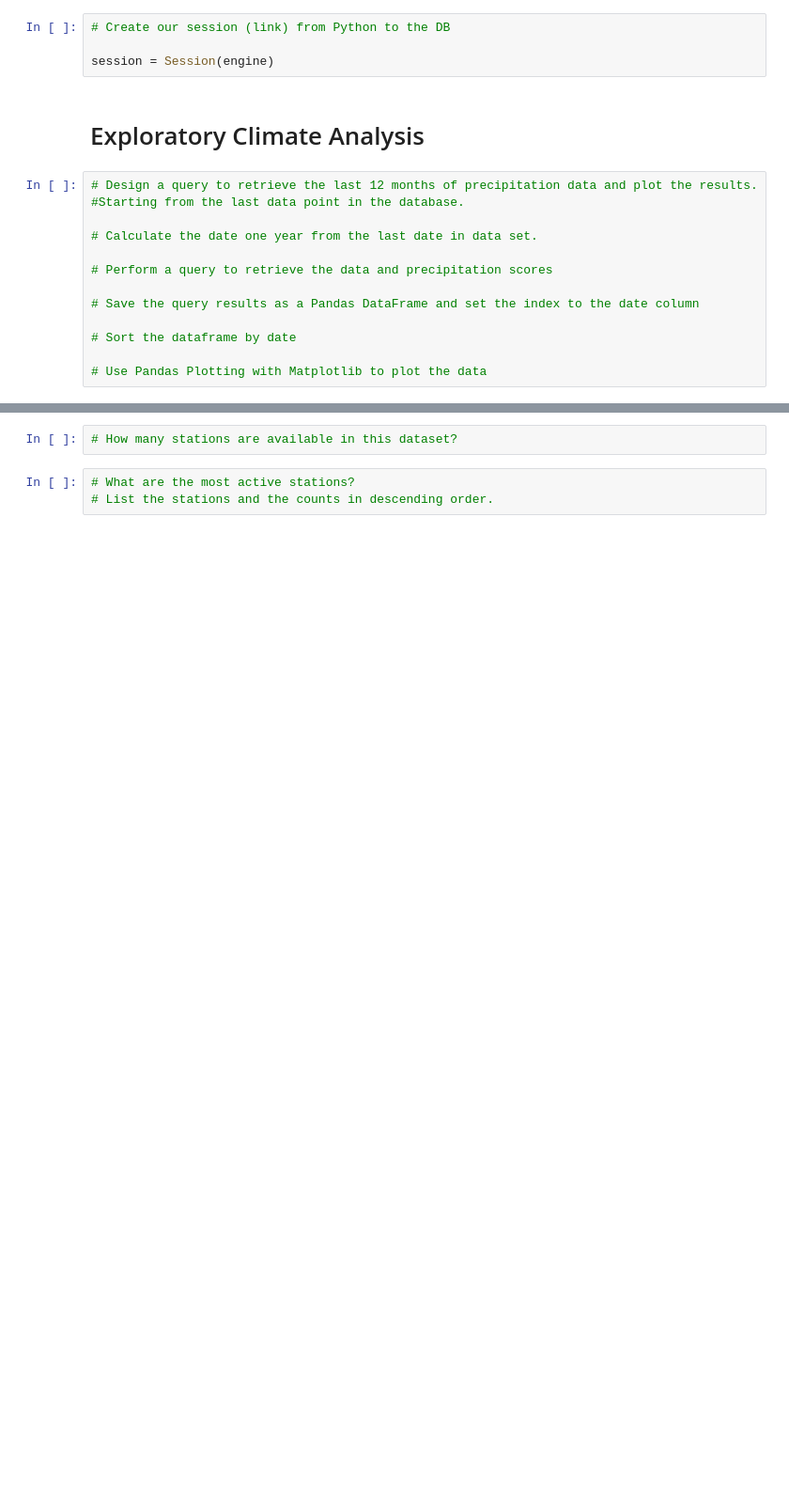
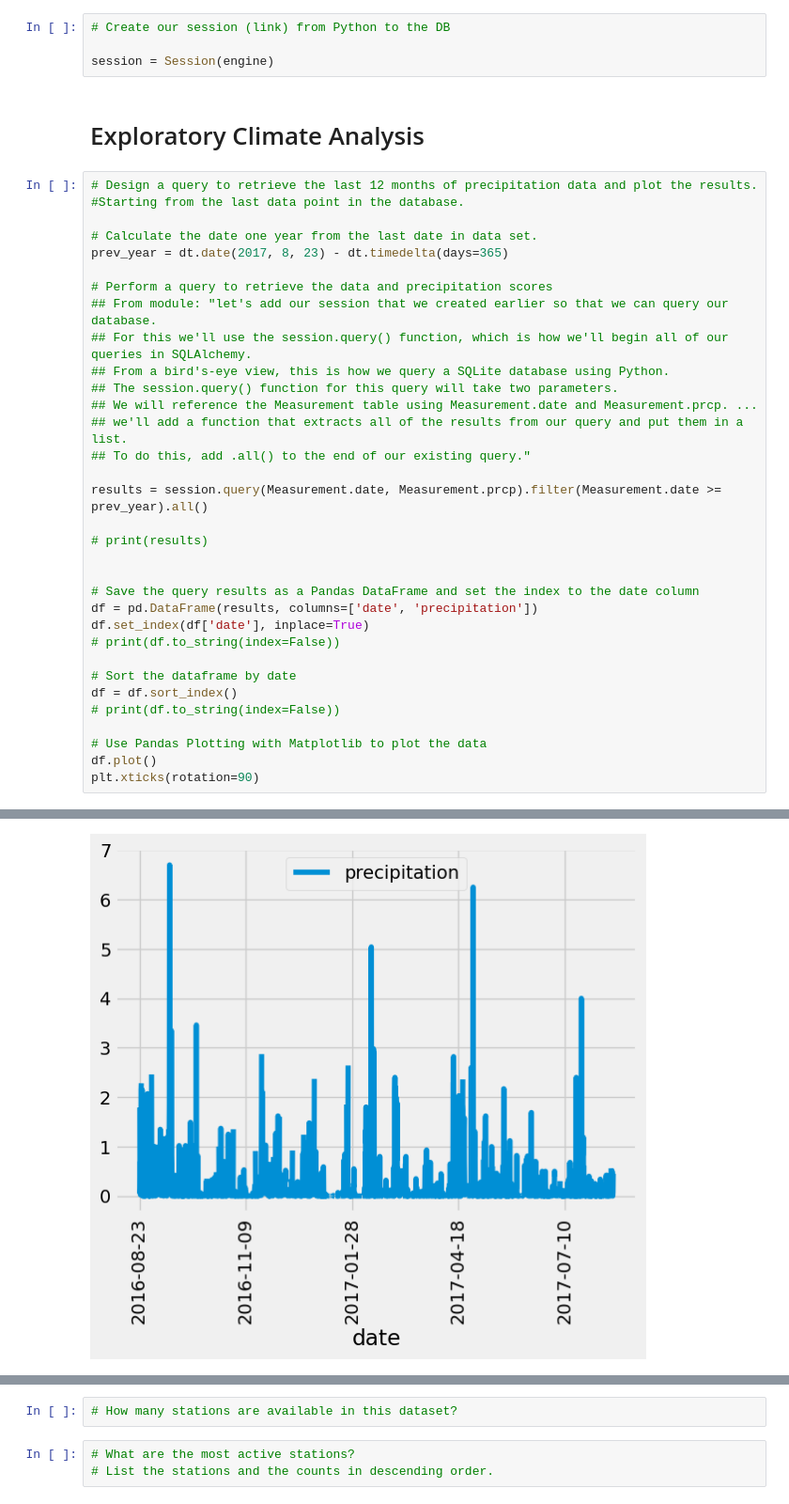
Before and after one commit to Katidian/surfs_up, a Jupyter notebook: climate_analysis.ipynb, the cells around one changed output, grey strips where cells are left out. Shown at 94% size. Cells and saved outputs as stored; diff of their text form; blank space fills up the shorter version.

```diff
--- a/climate_analysis.ipynb
+++ b/climate_analysis.ipynb
@@ -47,11 +47,32 @@ session = Session(engine)
 #Starting from the last data point in the database.
 
 # Calculate the date one year from the last date in data set.
+prev_year = dt.date(2017, 8, 23) - dt.timedelta(days=365)
 
 # Perform a query to retrieve the data and precipitation scores
+## From module: "let's add our session that we created earlier so that we can query our database.
+## For this we'll use the session.query() function, which is how we'll begin all of our queries in SQLAlchemy.
+## From a bird's-eye view, this is how we query a SQLite database using Python.
+## The session.query() function for this query will take two parameters.
+## We will reference the Measurement table using Measurement.date and Measurement.prcp. ...
+## we'll add a function that extracts all of the results from our query and put them in a list.
+## To do this, add .all() to the end of our existing query."
+
+results = session.query(Measurement.date, Measurement.prcp).filter(Measurement.date >= prev_year).all()
+
+# print(results)
+
 
 # Save the query results as a Pandas DataFrame and set the index to the date column
+df = pd.DataFrame(results, columns=['date', 'precipitation'])
+df.set_index(df['date'], inplace=True)
+# print(df.to_string(index=False))
 
 # Sort the dataframe by date
+df = df.sort_index()
+# print(df.to_string(index=False))
 
 # Use Pandas Plotting with Matplotlib to plot the data
+df.plot()
+plt.xticks(rotation=90)
+# %% [output]
@@ -58,2 +87,3 @@ session = Session(engine)
+[figure, added]
 # %%
 # Use Pandas to calcualte the summary statistics for the precipitation data
```
Also changed, not shown: parts of 2 cells of this notebook, 1 other file.
